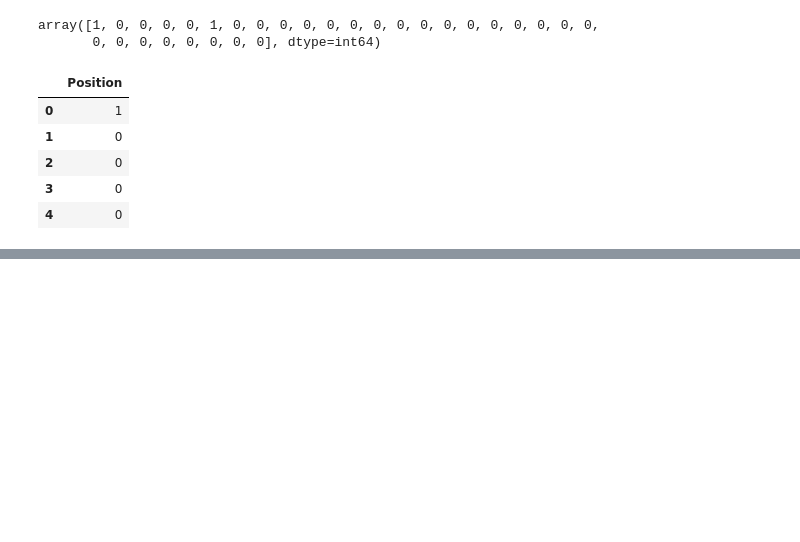
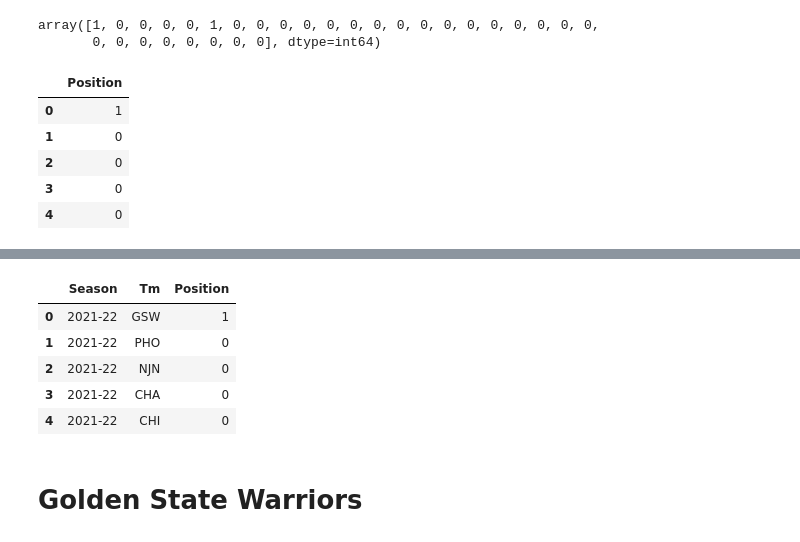
Before and after one commit to fatehluqman/Final_project, a Jupyter notebook: Decision_Tree_Model_11.10.21.ipynb, the cells around one changed output, grey strips where cells are left out. Cells and saved outputs as stored; diff of their text form; code cells hidden in the pictures; blank space fills up the shorter version.

```diff
--- a/Decision_Tree_Model_11.10.21.ipynb
+++ b/Decision_Tree_Model_11.10.21.ipynb
@@ -548,0 +604,3 @@ joined2_df
+# %%
+cy_test3_df = pd.DataFrame(df_test3_df, columns = ['Position'])
+cy_test3_df.head()
@@ -548,0 +614,12 @@ joined2_df
+# %%
+joined3_df = test3_name_df.join(cy_test3_df)
+joined3_df.head()
+# %% [output]
+|  | Season | Tm | Position |
+| 0 | 2021-22 | GSW | 1 |
+| 1 | 2021-22 | PHO | 0 |
+| 2 | 2021-22 | NJN | 0 |
+| 3 | 2021-22 | CHA | 0 |
+| 4 | 2021-22 | CHI | 0 |
+# %% [markdown]
+# Golden State Warriors
```
Also changed, not shown: parts of 9 cells of this notebook, 4 other files.
